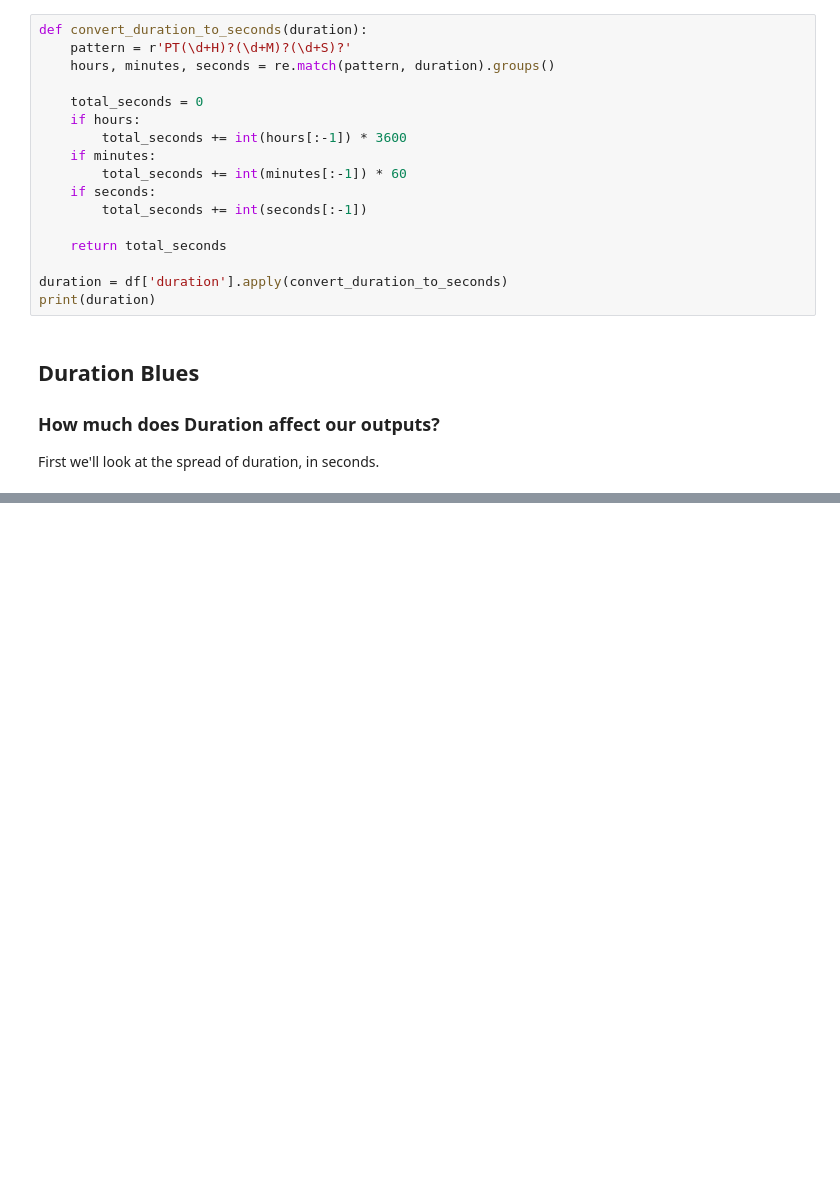
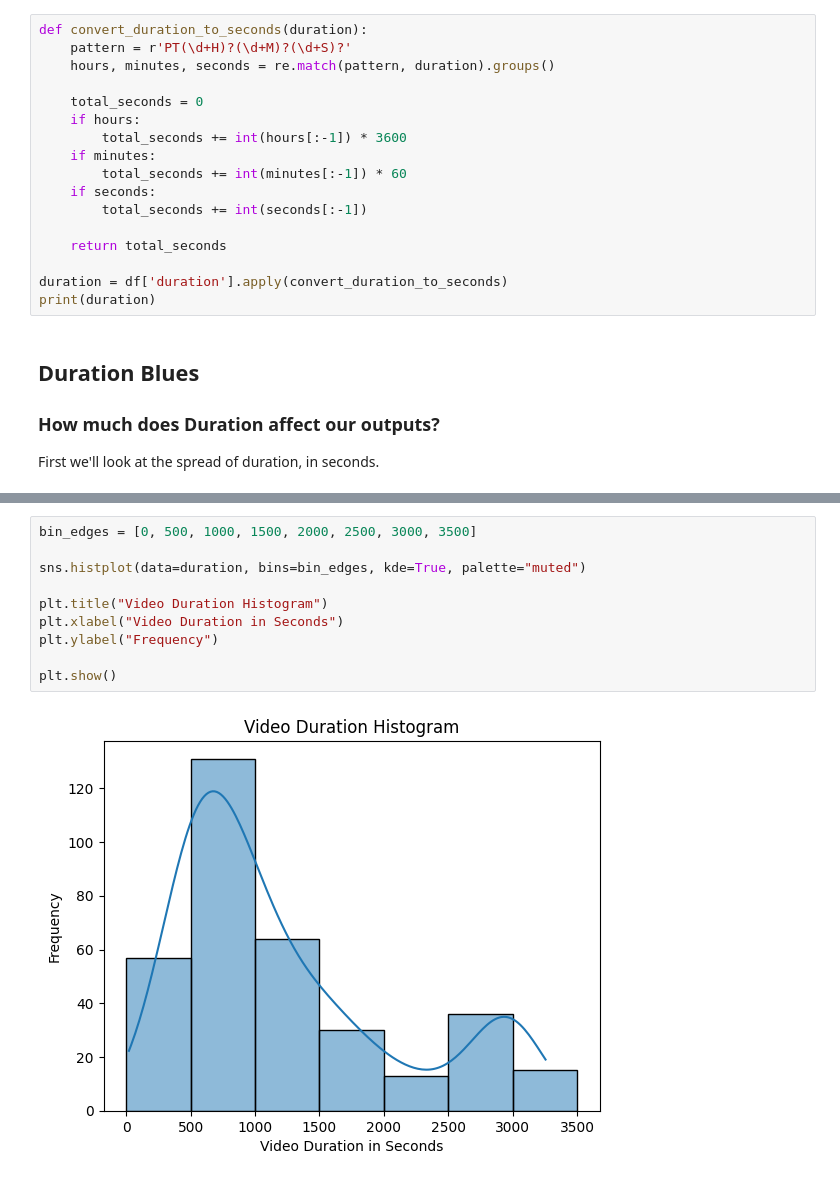
Before and after one commit to LeeJavaa/final_year_project, a Jupyter notebook: analysis/data-analysis.ipynb, the cells around one changed output, grey strips where cells are left out. Saved outputs shown, nothing was run; the diff lists cells and outputs as text; blank space fills up the shorter version.

```diff
--- a/analysis/data-analysis.ipynb
+++ b/analysis/data-analysis.ipynb
@@ -45,0 +45,12 @@ plt.show()
+# %%
+bin_edges = [0, 500, 1000, 1500, 2000, 2500, 3000, 3500]
+
+sns.histplot(data=duration, bins=bin_edges, kde=True, palette="muted")
+
+plt.title("Video Duration Histogram")
+plt.xlabel("Video Duration in Seconds")
+plt.ylabel("Frequency")
+
+plt.show()
+# %% [output]
+[figure, added]
```
Also changed, not shown: parts of 28 cells of this notebook.
